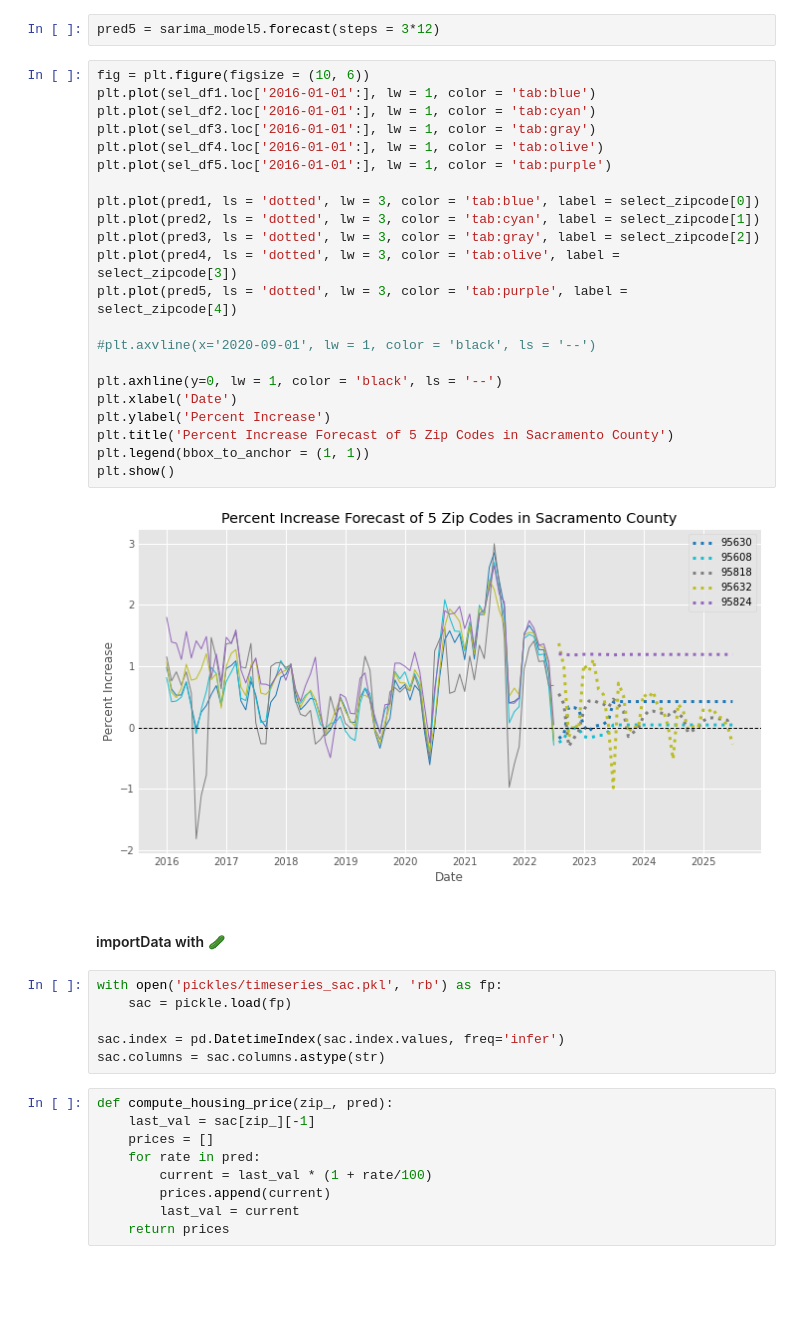
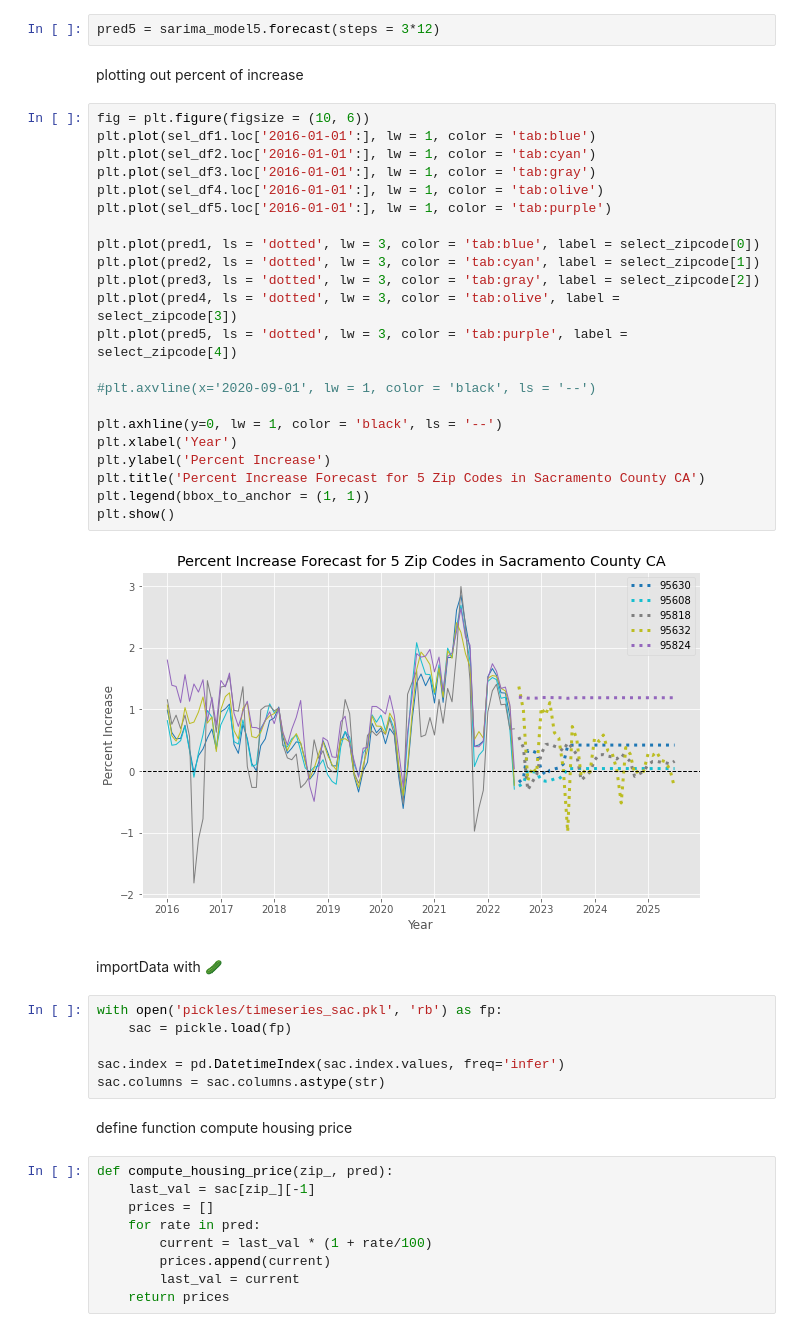
Before and after one commit to SringayKeno/forecasting-home-prices-sacramento-county, a Jupyter notebook: forecast/sarima_forecast_sac.ipynb, the cells around one changed output. Cells and saved outputs as stored; diff of their text form; blank space fills up the shorter version.

```diff
--- a/forecast/sarima_forecast_sac.ipynb
+++ b/forecast/sarima_forecast_sac.ipynb
@@ -102,38 +141,42 @@ sarima = SARIMAX(sel_df5, order=pdq,
 sarima_model5 = sarima.fit()
 # %%
 pred5 = sarima_model5.forecast(steps = 3*12)
+# %% [markdown]
+plotting out percent of increase
 # %%
 fig = plt.figure(figsize = (10, 6))
 plt.plot(sel_df1.loc['2016-01-01':], lw = 1, color = 'tab:blue')
 plt.plot(sel_df2.loc['2016-01-01':], lw = 1, color = 'tab:cyan')
 plt.plot(sel_df3.loc['2016-01-01':], lw = 1, color = 'tab:gray')
 plt.plot(sel_df4.loc['2016-01-01':], lw = 1, color = 'tab:olive')
 plt.plot(sel_df5.loc['2016-01-01':], lw = 1, color = 'tab:purple')
 
 plt.plot(pred1, ls = 'dotted', lw = 3, color = 'tab:blue', label = select_zipcode[0])
 plt.plot(pred2, ls = 'dotted', lw = 3, color = 'tab:cyan', label = select_zipcode[1])
 plt.plot(pred3, ls = 'dotted', lw = 3, color = 'tab:gray', label = select_zipcode[2])
 plt.plot(pred4, ls = 'dotted', lw = 3, color = 'tab:olive', label = select_zipcode[3])
 plt.plot(pred5, ls = 'dotted', lw = 3, color = 'tab:purple', label = select_zipcode[4])
 
 #plt.axvline(x='2020-09-01', lw = 1, color = 'black', ls = '--')
 
 plt.axhline(y=0, lw = 1, color = 'black', ls = '--')
-plt.xlabel('Date')
+plt.xlabel('Year')
 plt.ylabel('Percent Increase')
-plt.title('Percent Increase Forecast of 5 Zip Codes in Sacramento County')
+plt.title('Percent Increase Forecast for 5 Zip Codes in Sacramento County CA')
 plt.legend(bbox_to_anchor = (1, 1))
 plt.show()
 # %% [output]
-[figure, old version]
+[figure, new version]
 # %% [markdown]
-#### importData with  🥒
+ importData with  🥒
 # %%
 with open('pickles/timeseries_sac.pkl', 'rb') as fp:
     sac = pickle.load(fp)
 
 sac.index = pd.DatetimeIndex(sac.index.values, freq='infer')
 sac.columns = sac.columns.astype(str)
+# %% [markdown]
+define function compute housing price
 # %%
 def compute_housing_price(zip_, pred):
     last_val = sac[zip_][-1]
```
Also changed, not shown: parts of 21 cells of this notebook, 7 other files.
